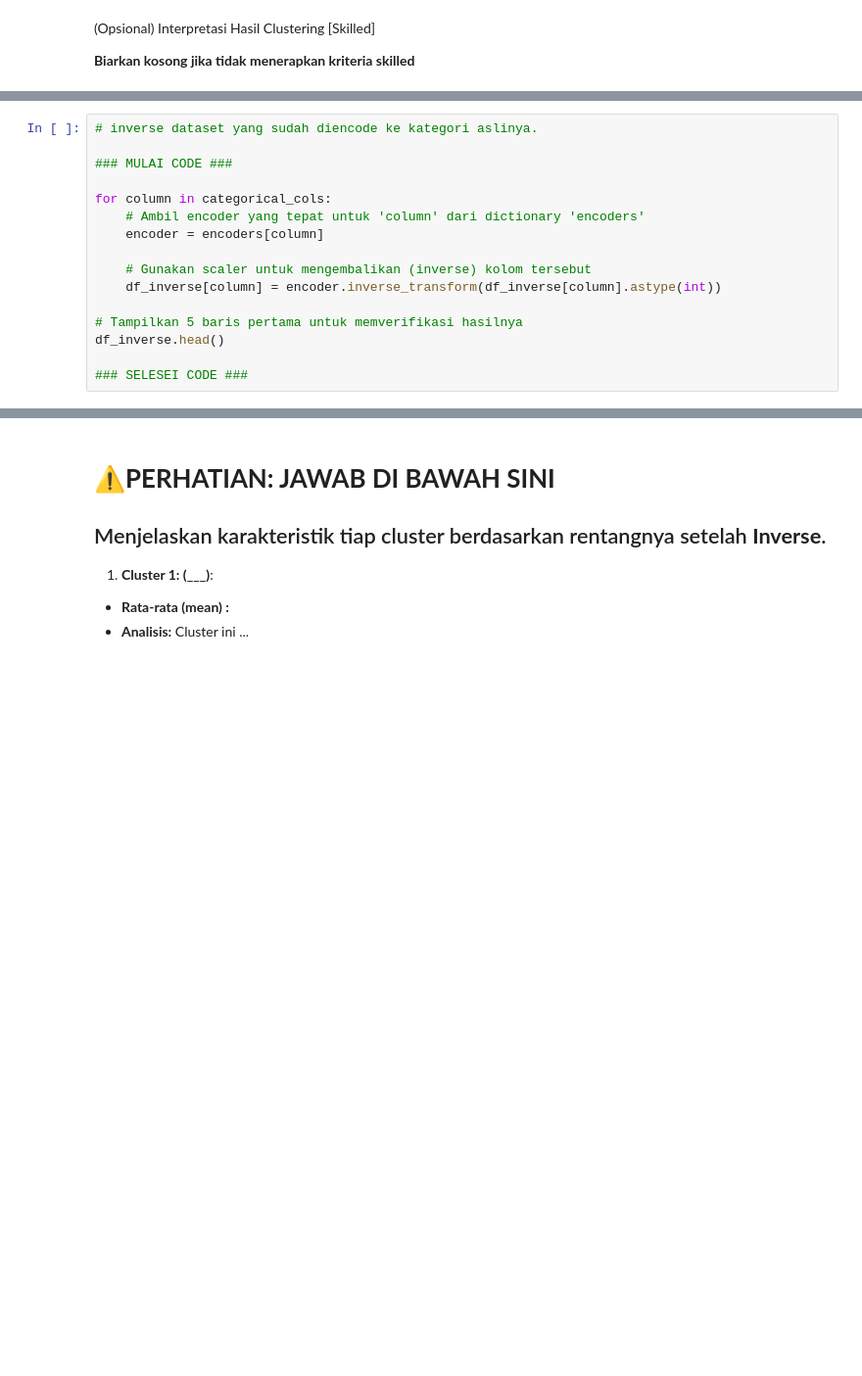
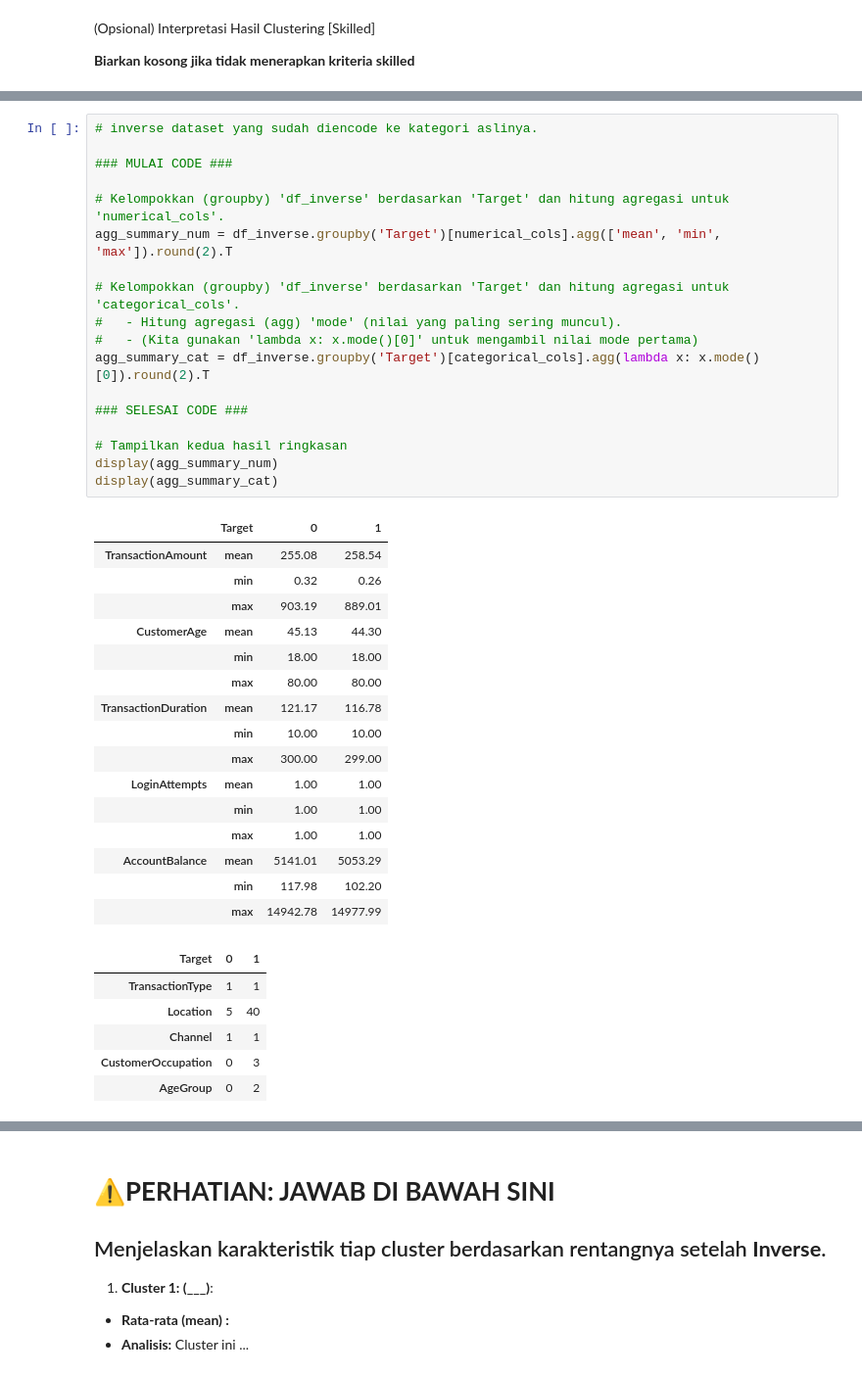
Before and after one commit to endrose/google-colab, a Jupyter notebook: [Clustering]_Submission_Akhir_BMLP_ENDROS.ipynb, the cells around one changed output, grey strips where cells are left out. Shown at 98% size. Drawn from its saved outputs; the diff is of its cells as text; blank space fills up the shorter version.

```diff
--- a/[Clustering]_Submission_Akhir_BMLP_ENDROS.ipynb
+++ b/[Clustering]_Submission_Akhir_BMLP_ENDROS.ipynb
@@ -699,19 +866,44 @@ df_inverse.head()
-# %%
-# inverse dataset yang sudah diencode ke kategori aslinya.
-
-### MULAI CODE ###
-
-for column in categorical_cols:
-    # Ambil encoder yang tepat untuk 'column' dari dictionary 'encoders'
-    encoder = encoders[column]
-
-    # Gunakan scaler untuk mengembalikan (inverse) kolom tersebut
-    df_inverse[column] = encoder.inverse_transform(df_inverse[column].astype(int))
-
-# Tampilkan 5 baris pertama untuk memverifikasi hasilnya
-df_inverse.head()
-
-### SELESEI CODE ###
+# %%
+# inverse dataset yang sudah diencode ke kategori aslinya.
+
+### MULAI CODE ###
+
+# Kelompokkan (groupby) 'df_inverse' berdasarkan 'Target' dan hitung agregasi untuk 'numerical_cols'.
+agg_summary_num = df_inverse.groupby('Target')[numerical_cols].agg(['mean', 'min', 'max']).round(2).T
+
+# Kelompokkan (groupby) 'df_inverse' berdasarkan 'Target' dan hitung agregasi untuk 'categorical_cols'.
+#   - Hitung agregasi (agg) 'mode' (nilai yang paling sering muncul).
+#   - (Kita gunakan 'lambda x: x.mode()[0]' untuk mengambil nilai mode pertama)
+agg_summary_cat = df_inverse.groupby('Target')[categorical_cols].agg(lambda x: x.mode()[0]).round(2).T
+
+### SELESAI CODE ###
+
+# Tampilkan kedua hasil ringkasan
+display(agg_summary_num)
+display(agg_summary_cat)
+# %% [output]
+|  | Target | 0 | 1 |
+| TransactionAmount | mean | 255.08 | 258.54 |
+|  | min | 0.32 | 0.26 |
+|  | max | 903.19 | 889.01 |
+| CustomerAge | mean | 45.13 | 44.30 |
+|  | min | 18.00 | 18.00 |
+|  | max | 80.00 | 80.00 |
+| TransactionDuration | mean | 121.17 | 116.78 |
+|  | min | 10.00 | 10.00 |
+|  | max | 300.00 | 299.00 |
+| LoginAttempts | mean | 1.00 | 1.00 |
+|  | min | 1.00 | 1.00 |
+|  | max | 1.00 | 1.00 |
+| AccountBalance | mean | 5141.01 | 5053.29 |
+|  | min | 117.98 | 102.20 |
+|  | max | 14942.78 | 14977.99 |
+| Target | 0 | 1 |
+| TransactionType | 1 | 1 |
+| Location | 5 | 40 |
+| Channel | 1 | 1 |
+| CustomerOccupation | 0 | 3 |
+| AgeGroup | 0 | 2 |
 # %%
 # Lakukan analisis deskriptif minimal mean, min dan max untuk fitur numerik dan mode untuk kategorikal seperti pada basic tetapi menggunakan data yang sudah diinverse.
 # pastikan output menghasilkan agregasi dan groupby bersamaan dengan mean, min, dan max kembali setelah melakukan inverse.
```
Also changed, not shown: parts of 28 cells of this notebook.
